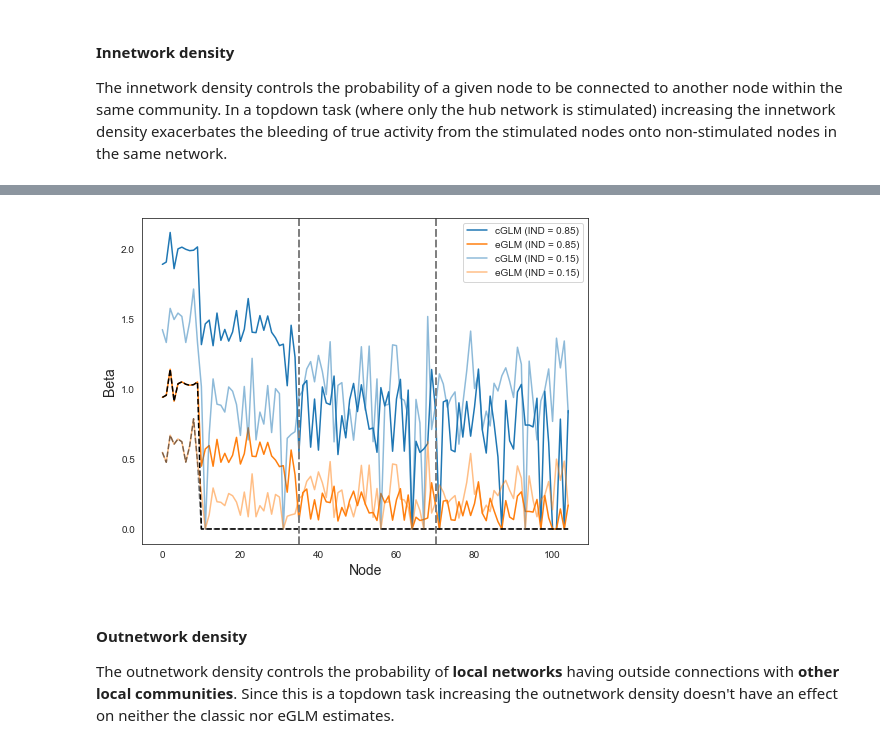
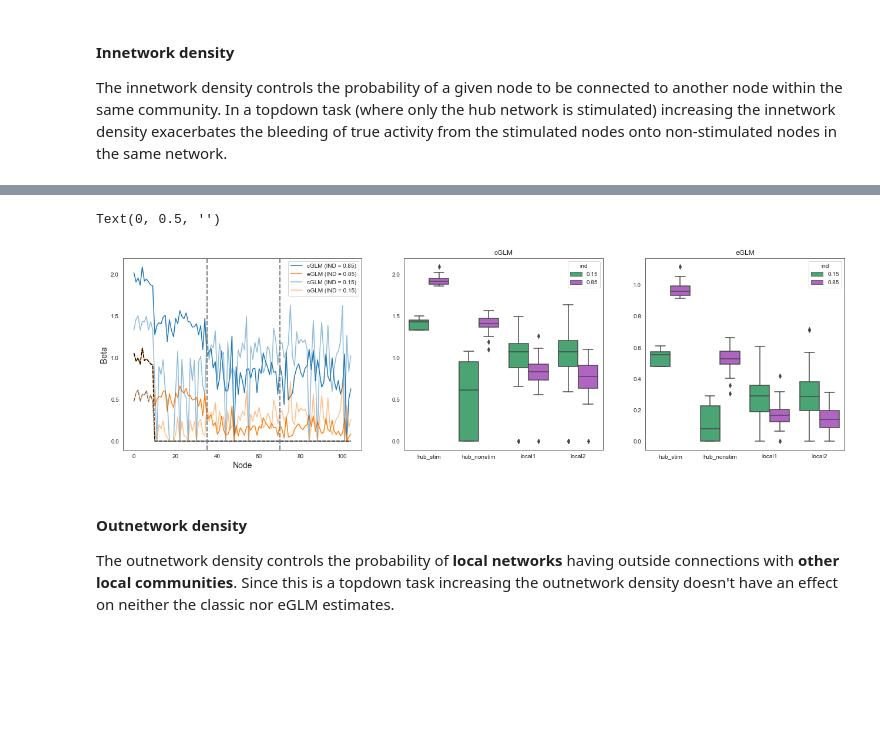
Before and after one commit to zenkavi/NeuralMassModels, a Jupyter notebook: simulations/notebooks/Extended_GLM_neural_network_level.ipynb, the cells around one changed output, grey strips where cells are left out. Drawn from its saved outputs; the diff is of its cells as text; code cells hidden in the pictures; blank space fills up the shorter version.

```diff
--- a/simulations/notebooks/Extended_GLM_neural_network_level.ipynb
+++ b/simulations/notebooks/Extended_GLM_neural_network_level.ipynb
@@ -237,8 +237,34 @@ Text(0.5, 1.0, 'Difference')
-# %%
-plot_sim_network_glm(new_sim1, ucr_label="cGLM (IND = 0.85)", ext_label="eGLM (IND = 0.85)")
-plot_sim_network_glm(new_sim2, alp = .5, ucr_label="cGLM (IND = 0.15)", ext_label="eGLM (IND = 0.15)")
-# %% [output]
-[figure, removed]
+# %%
+fig, a = plt.subplots(1, 3, gridspec_kw={'width_ratios': [1.2, 1, 1]})
+plt.rcParams["figure.figsize"][0] = 22
+
+plot_sim_network_glm(new_sim1, ucr_label="cGLM (IND = 0.85)", ext_label="eGLM (IND = 0.85)", ax=a[0])
+plot_sim_network_glm(new_sim2, alp = .5, ucr_label="cGLM (IND = 0.15)", ext_label="eGLM (IND = 0.15)", ax=a[0])
+
+df = pd.DataFrame(data = {'node': range(new_sim1['ncommunities']*new_sim1['nodespercommunity']),
+                         'community': new_sim1['stimsize']*['hub_stim'] + (new_sim1['nodespercommunity']-new_sim1['stimsize'])*['hub_nonstim'] + new_sim1['nodespercommunity']*['local1'] + new_sim1['nodespercommunity']*['local2'],
+                         'cGLM_beta': new_sim1['ucr_betas'],'eGLM_beta': new_sim1['ext_betas'], 'ind':new_sim1['innetwork_dsity']})
+
+df2 = pd.DataFrame(data = {'node': range(new_sim1['ncommunities']*new_sim1['nodespercommunity']),
+                         'community': new_sim1['stimsize']*['hub_stim'] + (new_sim1['nodespercommunity']-new_sim1['stimsize'])*['hub_nonstim'] + new_sim1['nodespercommunity']*['local1'] + new_sim1['nodespercommunity']*['local2'],
+                         'cGLM_beta': new_sim2['ucr_betas'],'eGLM_beta': new_sim2['ext_betas'], 'ind':new_sim2['innetwork_dsity']})
+
+df = df.append(df2)
+df = pd.melt(df, value_vars = ["cGLM_beta", "eGLM_beta"], id_vars = ["node", "community", "ind"])
+df2 = df.query("variable == 'eGLM_beta' ")
+df = df.query("variable == 'cGLM_beta' ")
+
+sns.boxplot(x = "community", y = "value", hue = "ind", data = df, palette = ["mediumseagreen", "mediumorchid"], ax = a[1])
+sns.boxplot(x = "community", y = "value", hue = "ind", data = df2, palette = ["mediumseagreen", "mediumorchid"], ax = a[2])
+a[1].set_title("cGLM")
+a[2].set_title("eGLM")
+a[1].set_xlabel("")
+a[1].set_ylabel("")
+a[2].set_xlabel("")
+a[2].set_ylabel("")
+# %% [output]
+Text(0, 0.5, '')
+[figure, added]
 # %% [markdown]
 #### Outnetwork density
 
```
Also changed, not shown: parts of 8 cells of this notebook, 1 other file.
